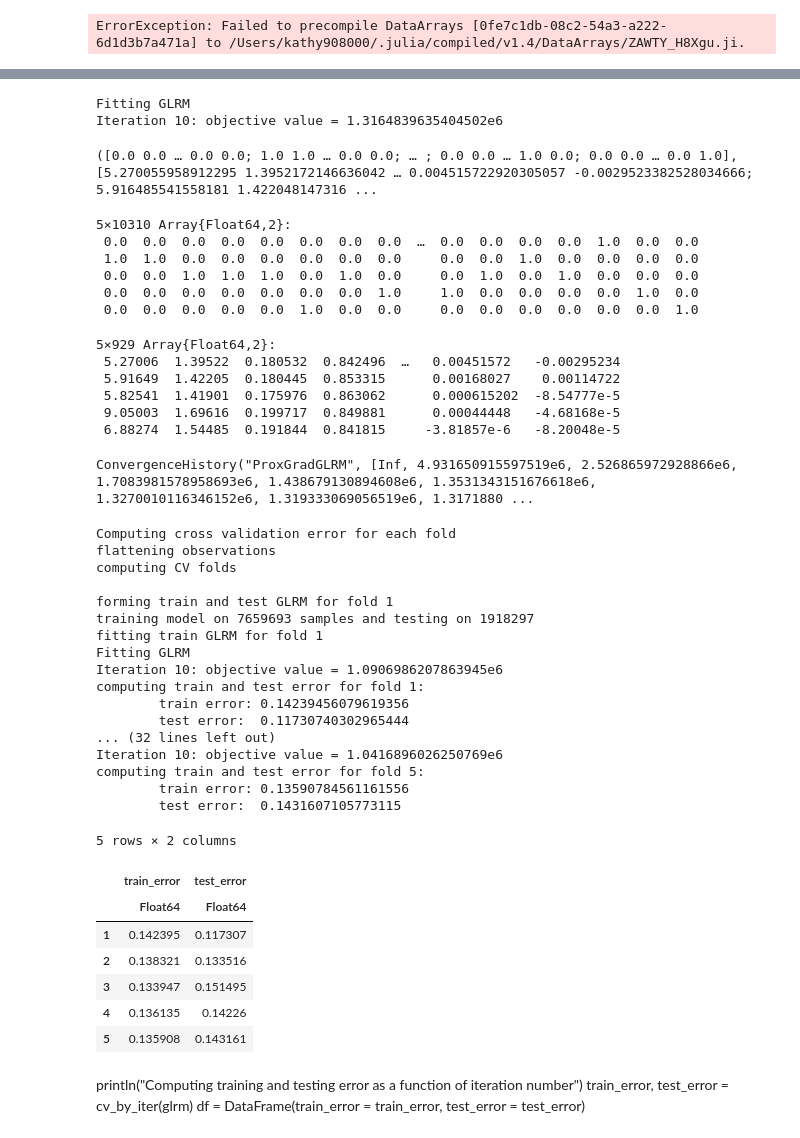
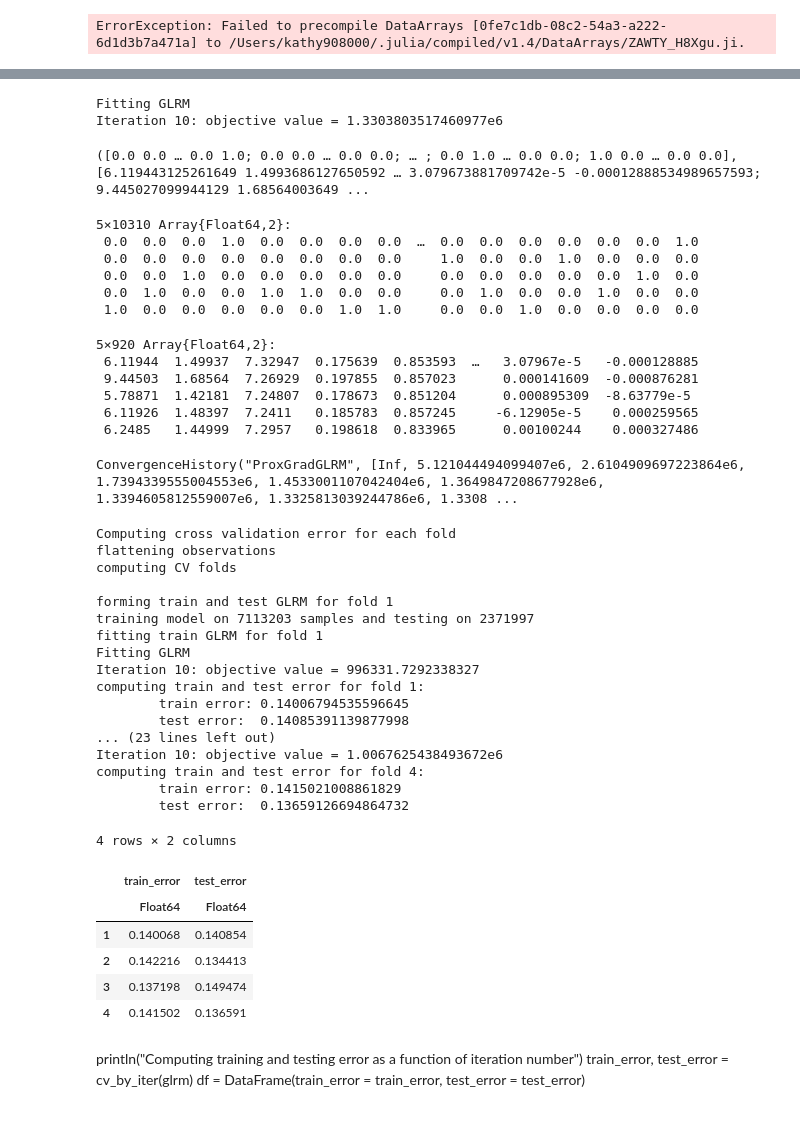
Before and after one commit to udellgroup/MIMICIII-Health-Care-Research, a Jupyter notebook: code/GLRMfinal.ipynb, the cells around one changed output, grey strips where cells are left out. Drawn from its saved outputs; the diff is of its cells as text; code cells hidden in the pictures.

Commit message:
GLRM update

```diff
--- a/code/GLRMfinal.ipynb
+++ b/code/GLRMfinal.ipynb
@@ -43,6 +39,8 @@ ErrorException: Failed to precompile DataArrays [0fe7c1db-08c2-54a3-a222-6d1d3b7
 # %%
 #df2 = CSV.read("diabetes_matrix.csv")
 df2 = CSV.read("/Users/kathy908000/github/health-care-research/data/diabetes_matrix.csv")
+df3 = CSV.read("/Users/kathy908000/github/health-care-research/data/Diabetes_Numerical.csv")
+df3
 #first 3 col numerical
 #other col boolean
 # %% [output]
@@ -71,6 +66,10 @@ df2 = CSV.read("/Users/kathy908000/github/health-care-research/data/diabetes_mat
 # %%
 #drop columns
-df2 = select!(df2, Not(:Column1))
-df2 = select!(df2, Not(:SUBJECT_ID ))
-df2
+#df2 = select!(df2, Not(:Column1))
+#df2 = select!(df2, Not(:SUBJECT_ID ))
+
+#drop columns
+df3 = select!(df3, Not(:Column1))
+df3 = select!(df3, Not(:SUBJECT_ID ))
+df3
 # %% [output]
@@ -152,6 +126,6 @@ df2
 # %%
 k = 5
-A= df2
+A= df3
 losses = QuadLoss() # minimize squared distance to cluster centroids
 rx = UnitOneSparseConstraint() # each row is assigned to exactly one cluster
 ry = ZeroReg() # no regularization on the cluster centroids
@@ -178,61 +152,60 @@ GLRM(10310×929 DataFrame. Omitted printing of 923 columns
 X1,Y1,ch1 = fit!(glrm1)
 # %% [output]
 Fitting GLRM
-Iteration 10: objective value = 1.3164839635404502e6
+Iteration 10: objective value = 1.3303803517460977e6
-([0.0 0.0 … 0.0 0.0; 1.0 1.0 … 0.0 0.0; … ; 0.0 0.0 … 1.0 0.0; 0.0 0.0 … 0.0 1.0], [5.270055958912295 1.3952172146636042 … 0.004515722920305057 -0.0029523382528034666; 5.916485541558181 1.422048147316 ...
+([0.0 0.0 … 0.0 1.0; 0.0 0.0 … 0.0 0.0; … ; 0.0 1.0 … 0.0 0.0; 1.0 0.0 … 0.0 0.0], [6.119443125261649 1.4993686127650592 … 3.079673881709742e-5 -0.00012888534989657593; 9.445027099944129 1.68564003649 ...
 # %%
 X1
 # %% [output]
 5×10310 Array{Float64,2}:
- 0.0  0.0  0.0  0.0  0.0  0.0  0.0  0.0  …  0.0  0.0  0.0  0.0  1.0  0.0  0.0
- 1.0  1.0  0.0  0.0  0.0  0.0  0.0  0.0     0.0  0.0  1.0  0.0  0.0  0.0  0.0
- 0.0  0.0  1.0  1.0  1.0  0.0  1.0  0.0     0.0  1.0  0.0  1.0  0.0  0.0  0.0
- 0.0  0.0  0.0  0.0  0.0  0.0  0.0  1.0     1.0  0.0  0.0  0.0  0.0  1.0  0.0
- 0.0  0.0  0.0  0.0  0.0  1.0  0.0  0.0     0.0  0.0  0.0  0.0  0.0  0.0  1.0
+ 0.0  0.0  0.0  1.0  0.0  0.0  0.0  0.0  …  0.0  0.0  0.0  0.0  0.0  0.0  1.0
+ 0.0  0.0  0.0  0.0  0.0  0.0  0.0  0.0     1.0  0.0  0.0  1.0  0.0  0.0  0.0
+ 0.0  0.0  1.0  0.0  0.0  0.0  0.0  0.0     0.0  0.0  0.0  0.0  0.0  1.0  0.0
+ 0.0  1.0  0.0  0.0  1.0  1.0  0.0  0.0     0.0  1.0  0.0  0.0  1.0  0.0  0.0
+ 1.0  0.0  0.0  0.0  0.0  0.0  1.0  1.0     0.0  0.0  1.0  0.0  0.0  0.0  0.0
 # %%
 Y1
 # %% [output]
-5×929 Array{Float64,2}:
- 5.27006  1.39522  0.180532  0.842496  …   0.00451572   -0.00295234
- 5.91649  1.42205  0.180445  0.853315      0.00168027    0.00114722
- 5.82541  1.41901  0.175976  0.863062      0.000615202  -8.54777e-5
- 9.05003  1.69616  0.199717  0.849881      0.00044448   -4.68168e-5
- 6.88274  1.54485  0.191844  0.841815     -3.81857e-6   -8.20048e-5
+5×920 Array{Float64,2}:
+ 6.11944  1.49937  7.32947  0.175639  0.853593  …   3.07967e-5   -0.000128885
+ 9.44503  1.68564  7.26929  0.197855  0.857023      0.000141609  -0.000876281
+ 5.78871  1.42181  7.24807  0.178673  0.851204      0.000895309  -8.63779e-5
+ 6.11926  1.48397  7.2411   0.185783  0.857245     -6.12905e-5    0.000259565
+ 6.2485   1.44999  7.2957   0.198618  0.833965      0.00100244    0.000327486
 # %%
 ch1
 # %% [output]
-ConvergenceHistory("ProxGradGLRM", [Inf, 4.931650915597519e6, 2.526865972928866e6, 1.7083981578958693e6, 1.438679130894608e6, 1.3531343151676618e6, 1.3270010116346152e6, 1.319333069056519e6, 1.3171880 ...
+ConvergenceHistory("ProxGradGLRM", [Inf, 5.121044494099407e6, 2.6104909697223864e6, 1.7394339555004553e6, 1.4533001107042404e6, 1.3649847208677928e6, 1.3394605812559007e6, 1.3325813039244786e6, 1.3308 ...
 # %%
 println("Computing cross validation error for each fold")
 params = Params(1.0, max_iter=100, abs_tol=0.0, min_stepsize=.001)
-train_error, test_error, train_glrms, test_glrms = cross_validate(glrm1, nfolds=5, params=params)
+train_error, test_error, train_glrms, test_glrms = cross_validate(glrm1, nfolds=4, params=params)
 df = DataFrame(train_error = train_error, test_error = test_error)
 # %% [output]
 Computing cross validation error for each fold
 flattening observations
 computing CV folds
 
 forming train and test GLRM for fold 1
-training model on 7659693 samples and testing on 1918297
+training model on 7113203 samples and testing on 2371997
 fitting train GLRM for fold 1
 Fitting GLRM
-Iteration 10: objective value = 1.0906986207863945e6
+Iteration 10: objective value = 996331.7292338327
 computing train and test error for fold 1:
-        train error: 0.14239456079619356
-        test error:  0.11730740302965444
-... (32 lines left out)
-Iteration 10: objective value = 1.0416896026250769e6
-computing train and test error for fold 5:
-        train error: 0.13590784561161556
-        test error:  0.1431607105773115
+        train error: 0.14006794535596645
+        test error:  0.14085391139877998
+... (23 lines left out)
+Iteration 10: objective value = 1.0067625438493672e6
+computing train and test error for fold 4:
+        train error: 0.1415021008861829
+        test error:  0.13659126694864732
-5 rows × 2 columns
+4 rows × 2 columns
 |  | train_error | test_error |
 |  | Float64 | Float64 |
-| 1 | 0.142395 | 0.117307 |
-| 2 | 0.138321 | 0.133516 |
-| 3 | 0.133947 | 0.151495 |
-| 4 | 0.136135 | 0.14226 |
-| 5 | 0.135908 | 0.143161 |
+| 1 | 0.140068 | 0.140854 |
+| 2 | 0.142216 | 0.134413 |
+| 3 | 0.137198 | 0.149474 |
+| 4 | 0.141502 | 0.136591 |
 # %% [markdown]
 println("Computing training and testing error as a function of iteration number")
 train_error, test_error = cv_by_iter(glrm)
```
Also changed, not shown: parts of 109 cells of this notebook.
